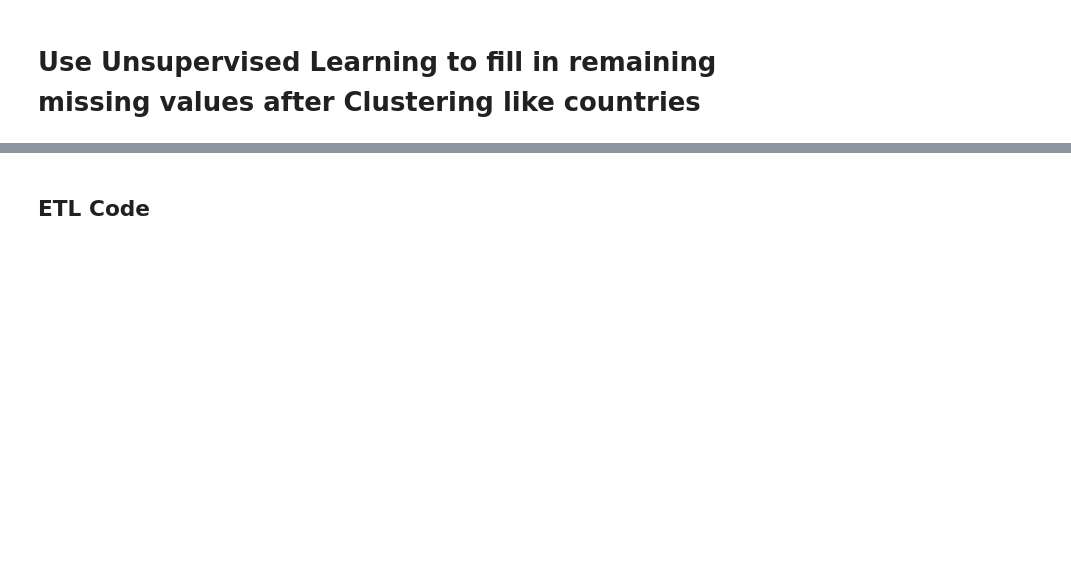
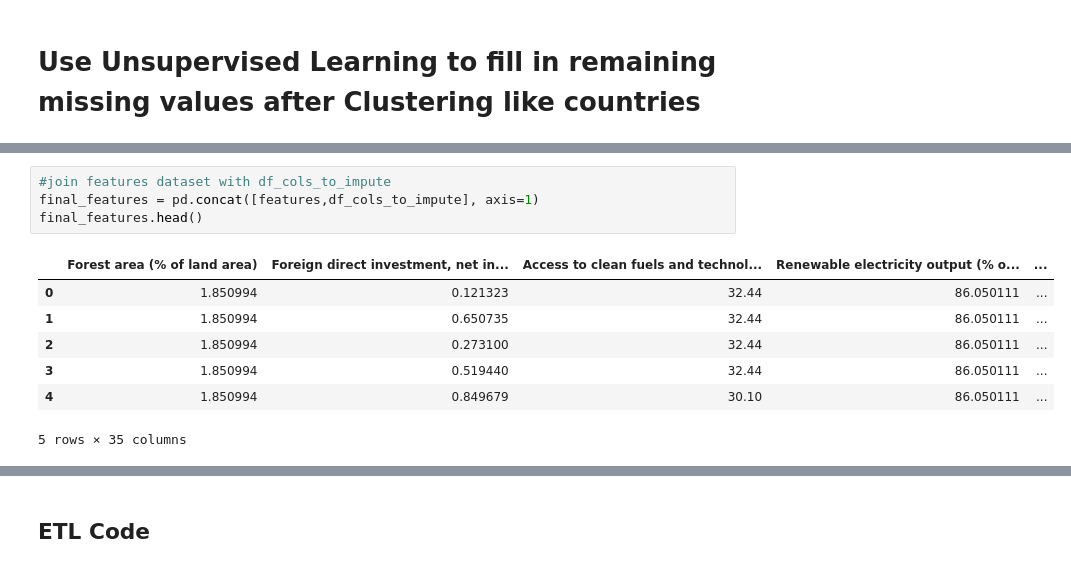
Before and after one commit to nmckinne/SustainabilityProject, a Jupyter notebook: SustainabilityGoals.ipynb, the cells around one changed output, grey strips where cells are left out. Drawn from its saved outputs; the diff is of its cells as text; blank space fills up the shorter version.

```diff
--- a/SustainabilityGoals.ipynb
+++ b/SustainabilityGoals.ipynb
@@ -954,0 +1141,12 @@ print(len(columns_to_drop))
+# %%
+#join features dataset with df_cols_to_impute
+final_features = pd.concat([features,df_cols_to_impute], axis=1)
+final_features.head()
+# %% [output]
+|  | Forest area (% of land area) | Foreign direct investment, net in... | Access to clean fuels and technol... | Renewable electricity output (% o... | ... |
+| 0 | 1.850994 | 0.121323 | 32.44 | 86.050111 | ... |
+| 1 | 1.850994 | 0.650735 | 32.44 | 86.050111 | ... |
+| 2 | 1.850994 | 0.273100 | 32.44 | 86.050111 | ... |
+| 3 | 1.850994 | 0.519440 | 32.44 | 86.050111 | ... |
+| 4 | 1.850994 | 0.849679 | 30.10 | 86.050111 | ... |
+5 rows × 35 columns
```
Also changed, not shown: parts of 31 cells of this notebook.
